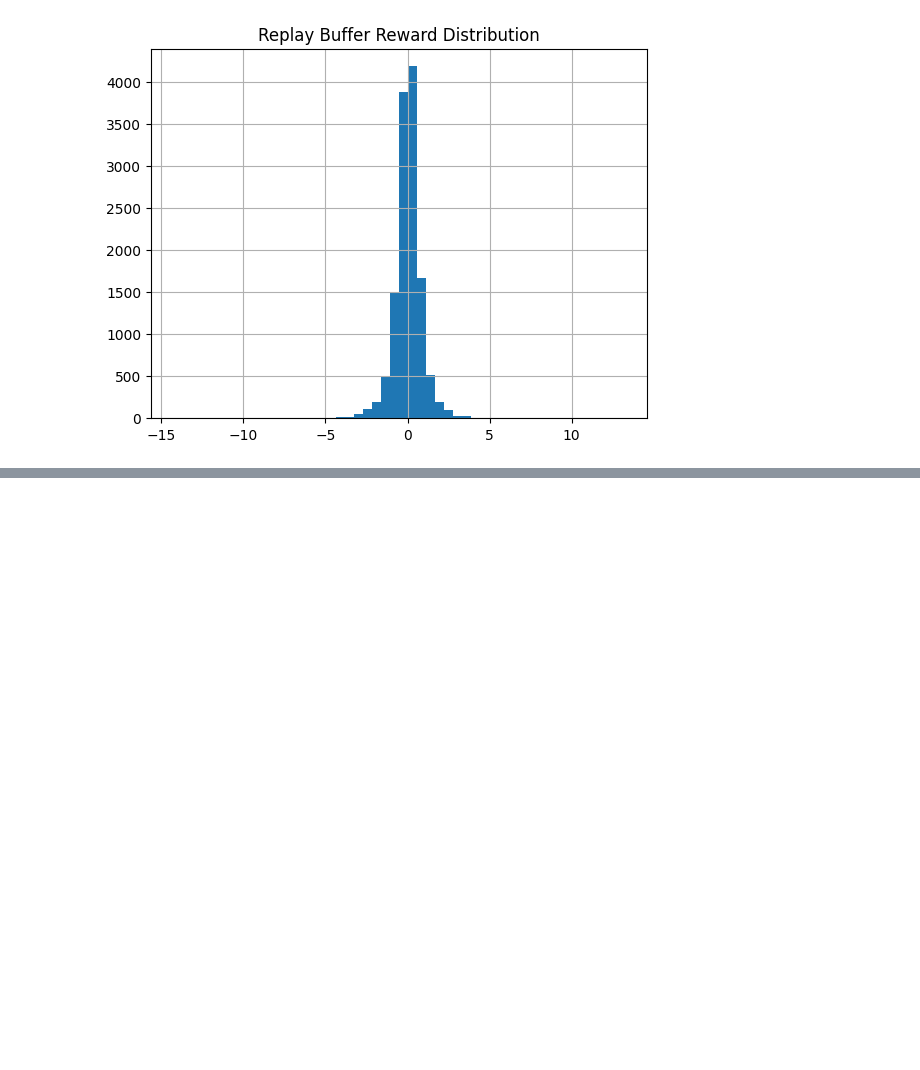
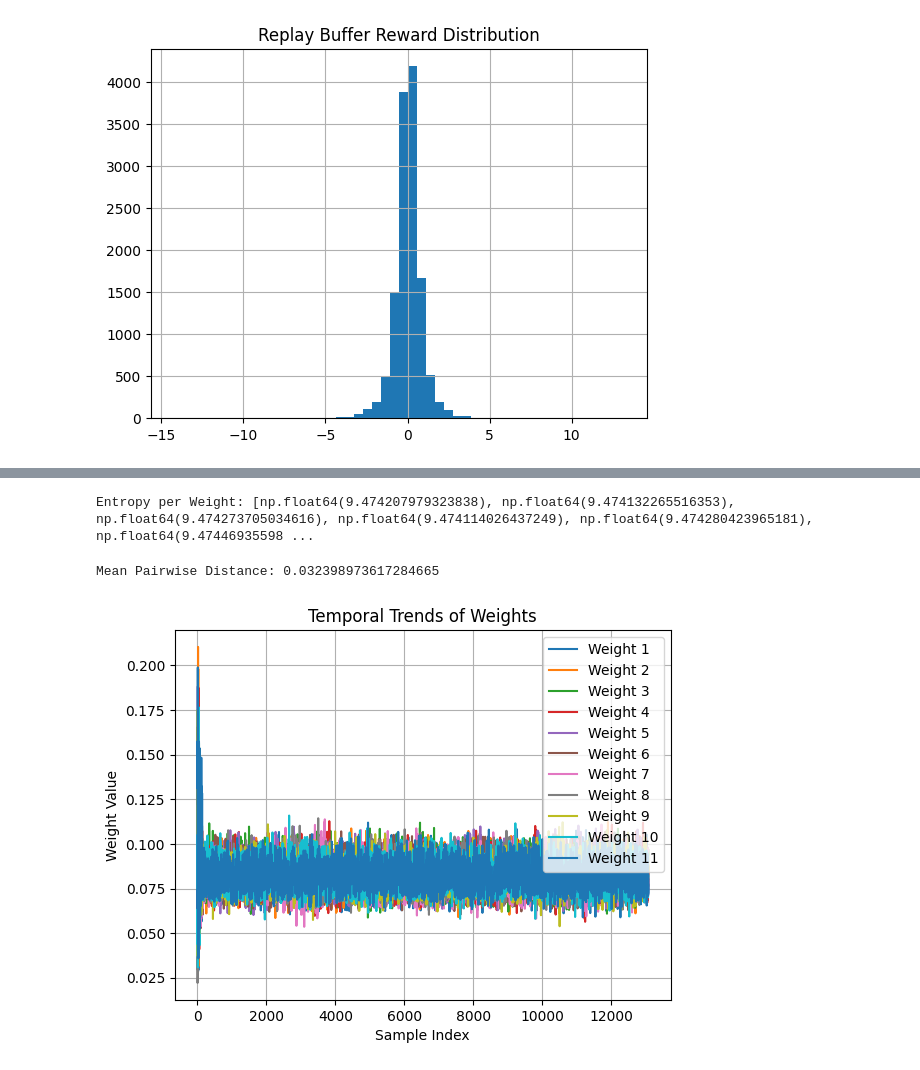
Before and after one commit to mrajancsr/deep-policy-gradient-portfolio, a Jupyter notebook: ddpgportfolio/agent/test.ipynb, the cells around one changed output, grey strips where cells are left out. Cells and saved outputs as stored; diff of their text form; code cells hidden in the pictures; blank space fills up the shorter version.

```diff
--- a/ddpgportfolio/agent/test.ipynb
+++ b/ddpgportfolio/agent/test.ipynb
@@ -215,0 +256,24 @@ np.random.uniform(
+# %%
+import scipy.stats
+entropy = [scipy.stats.entropy(sampled_actions[:, i].cpu().numpy()) for i in range(11)]
+print("Entropy per Weight:", entropy)
+# %% [output]
+Entropy per Weight: [np.float64(9.474207979323838), np.float64(9.474132265516353), np.float64(9.474273705034616), np.float64(9.474114026437249), np.float64(9.474280423965181), np.float64(9.47446935598 ...
+# %%
+from scipy.spatial.distance import pdist, squareform
+pairwise_distances = pdist(sampled_actions.cpu().numpy())
+mean_distance = np.mean(pairwise_distances)
+print("Mean Pairwise Distance:", mean_distance)
+# %% [output]
+Mean Pairwise Distance: 0.032398973617284665
+# %%
+plt.grid();
+for i in range(11):
+    plt.plot(sampled_actions[:, i].cpu().numpy(), label=f"Weight {i+1}")
+plt.title("Temporal Trends of Weights")
+plt.xlabel("Sample Index")
+plt.ylabel("Weight Value")
+plt.legend()
+plt.show()
+# %% [output]
+[figure, added]
```
Also changed, not shown: parts of 8 cells of this notebook, 3 other files.
